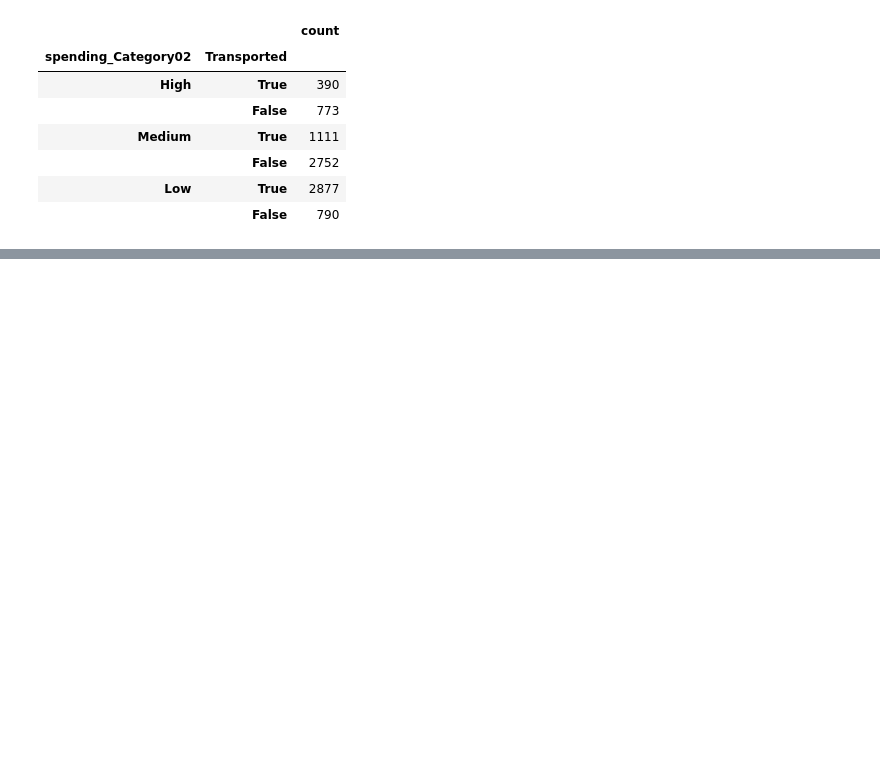
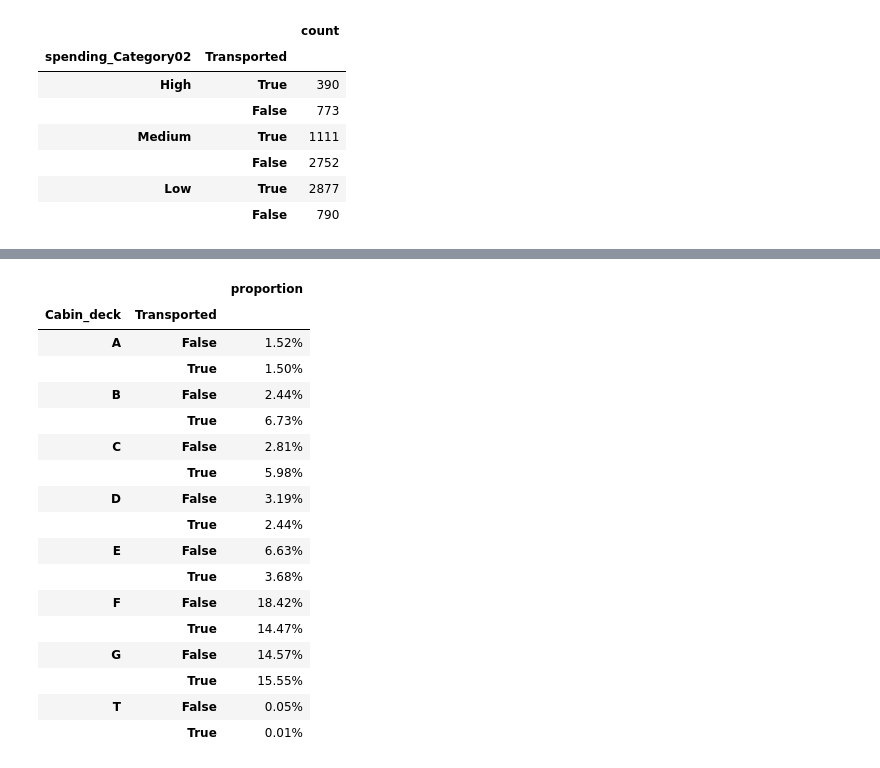
Before and after one commit to lucascheng24/Comp4433_spaceship-titanic, a Jupyter notebook: dataPreprocess/Analysis/analysis_01.ipynb, the cells around one changed output, grey strips where cells are left out. Saved outputs shown, nothing was run; the diff lists cells and outputs as text; code cells hidden in the pictures; blank space fills up the shorter version.

```diff
--- a/dataPreprocess/Analysis/analysis_01.ipynb
+++ b/dataPreprocess/Analysis/analysis_01.ipynb
@@ -240,0 +380,9 @@ df_public.value_counts(['spending_Category02', 'Transported']).sort_index(ascend
+# %%
+mapping = {
+    'High': False,
+    'Medium': False,
+    'Low': True
+}
+
+# Fill the missing values in 'sleep' column based on 'categ' labels
+df_Data['CryoSleep'] = df_Data.apply(lambda row: mapping[row['Spending']] if pd.isna(row['CryoSleep']) else row['CryoSleep'], axis=1)
@@ -240,0 +415,21 @@ df_public.value_counts(['spending_Category02', 'Transported']).sort_index(ascend
+# %%
+df_Data.value_counts(['Cabin_deck', 'Transported'], normalize=True).sort_index(ascending=True).to_frame()
+# %% [output]
+|  |  | proportion |
+| Cabin_deck | Transported |  |
+| A | False | 1.52% |
+|  | True | 1.50% |
+| B | False | 2.44% |
+|  | True | 6.73% |
+| C | False | 2.81% |
+|  | True | 5.98% |
+| D | False | 3.19% |
+|  | True | 2.44% |
+| E | False | 6.63% |
+|  | True | 3.68% |
+| F | False | 18.42% |
+|  | True | 14.47% |
+| G | False | 14.57% |
+|  | True | 15.55% |
+| T | False | 0.05% |
+|  | True | 0.01% |
```
Also changed, not shown: parts of 16 cells of this notebook, 5 other files.
